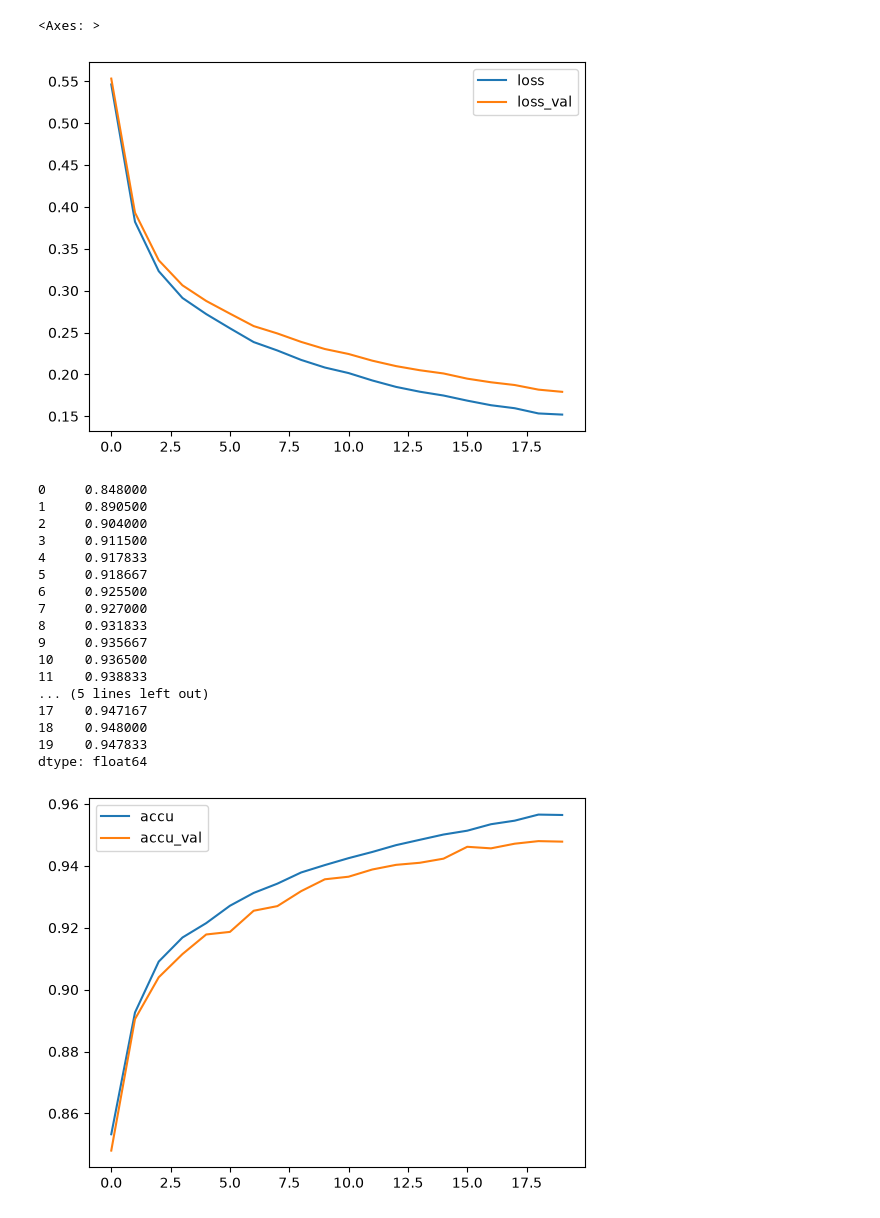
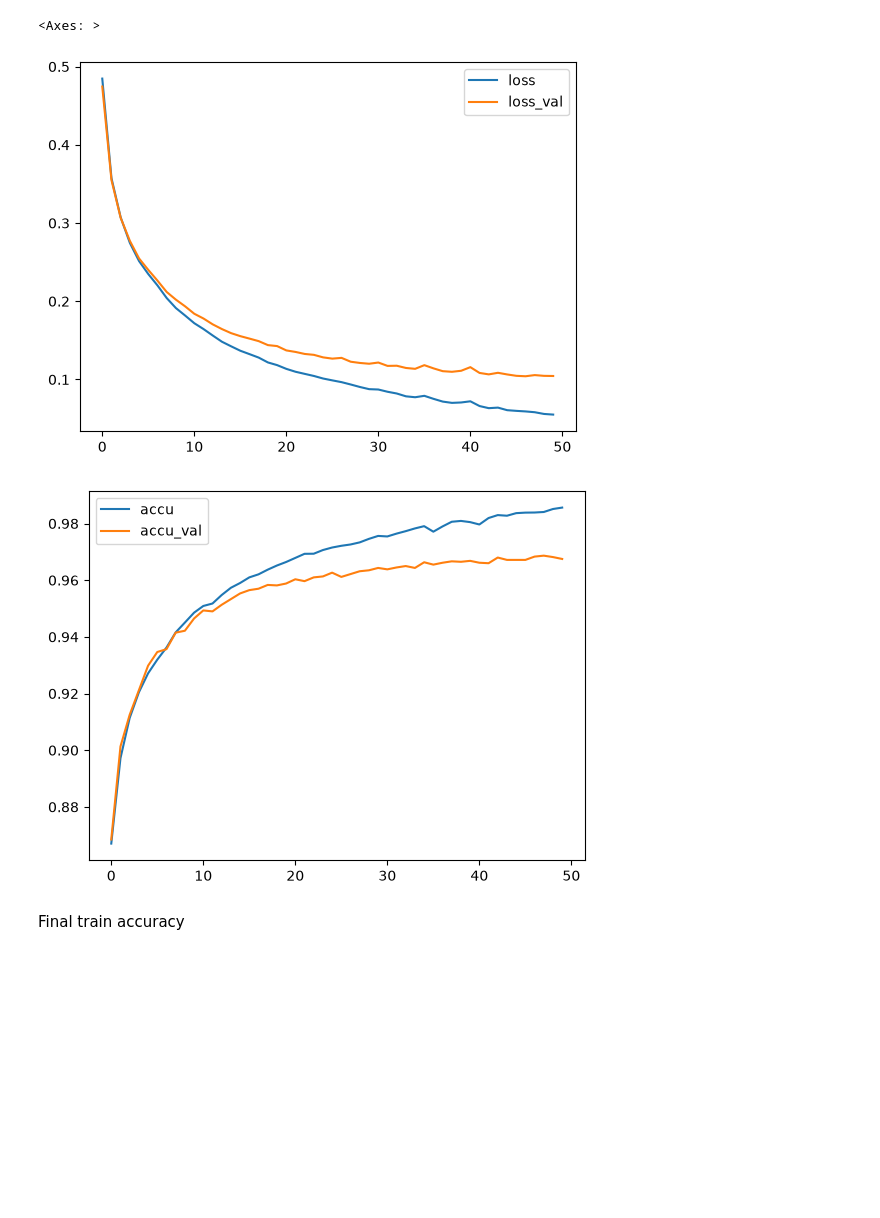
Before and after one commit to erichaberzettl/nnfromscratch, a Jupyter notebook: mnist.ipynb, the cells around one changed output. Cells and saved outputs as stored; diff of their text form; code cells hidden in the pictures; blank space fills up the shorter version.

```diff
--- a/mnist.ipynb
+++ b/mnist.ipynb
@@ -30,8 +52,11 @@ Y_test_onehot[np.arange(Y_test.shape[0]), Y_test.flatten()] = 1
 # %%
+np.random.seed(12345)
+
+
 nn = NeuralNetwork([Layer(64, ReLu()),
                     Layer(64, ReLu()),
                     Layer(10, Identity())],
                     loss_function=CrossEntropy())
 
-nn.train(X_train, Y_train, epochs=20, batch_size=500, learn_rate=0.05, X_val=X_val, Y_val=Y_val)
+nn.train(X_train, Y_train, epochs=50, batch_size=500, learn_rate=0.07, X_val=X_val, Y_val=Y_val)
 # %% [output]
@@ -58,34 +80,10 @@ Average batch loss in epoch 19: 0.154
 # %%
-loss = pd.Series(nn.epoch_losses)
-loss_val = pd.Series(nn.epoch_losses_val)
-
-pd.DataFrame(data={"loss": loss, "loss_val": loss_val}).plot.line()
+pd.DataFrame(data={"loss": nn.epoch_losses, "loss_val": nn.epoch_losses_val}).plot.line()
+pd.DataFrame(data={"accu": nn.epoch_accu, "accu_val": nn.epoch_accu_val}).plot.line()
 # %% [output]
 <Axes: >
-[figure, old version]
+[figure, new version]
+[figure, added]
-# %%
-loss = pd.Series(nn.epoch_accu)
-loss_val = pd.Series(nn.epoch_accu_val)
-
-pd.DataFrame(data={"accu": loss, "accu_val": loss_val}).plot.line()
-pd.Series(nn.epoch_accu_val)
-# %% [output]
-0     0.848000
-1     0.890500
-2     0.904000
-3     0.911500
-4     0.917833
-5     0.918667
-6     0.925500
-7     0.927000
-8     0.931833
-9     0.935667
-10    0.936500
-11    0.938833
-... (5 lines left out)
-17    0.947167
-18    0.948000
-19    0.947833
-dtype: float64
-[figure, removed]
+# %% [markdown]
+Final train accuracy
 # %%
```
Also changed, not shown: parts of 20 cells of this notebook, 2 other files.
